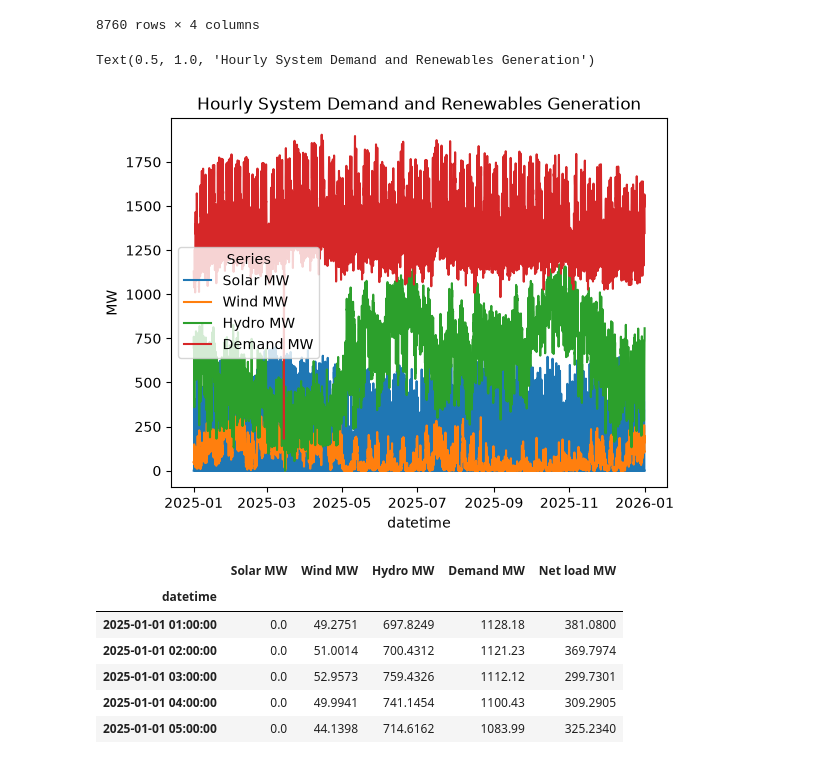
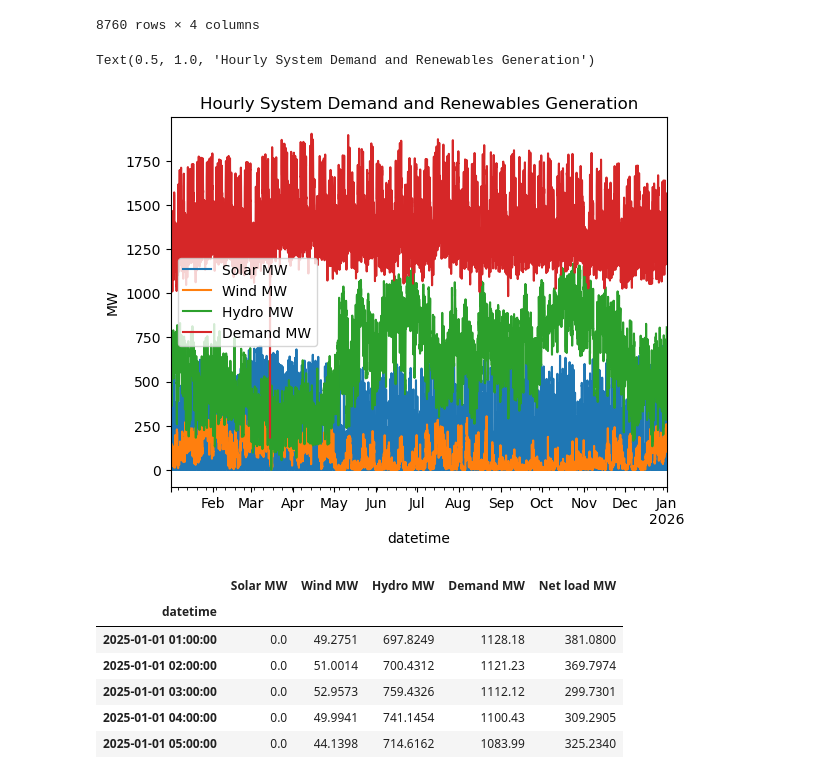
Before and after one commit to jorgeluisti07/RENEWABLE-SHARE-IN-PANAMA, a Jupyter notebook: RENEWABLES SHARE IN PANAMA.ipynb, the cells around one changed output. Drawn from its saved outputs; the diff is of its cells as text; code cells hidden in the pictures.

Commit message:
Revert "Fix generation CSV filename and switch plots to seaborn"
This reverts commit 2ca5966ca5dbf5501f7aeeb29666c9755d361c5e.

```diff
--- a/RENEWABLES SHARE IN PANAMA.ipynb
+++ b/RENEWABLES SHARE IN PANAMA.ipynb
@@ -5,7 +5,7 @@ import matplotlib.pyplot as plt
 import seaborn as sns
 import matplotlib.ticker as mtick
 # %%
-df = pd.read_csv("solar_eolica_hidro_horario_2025.xls", index_col="datetime", parse_dates=["datetime"])
+df = pd.read_csv("solar_eolica_hidro_horario_2025.csv", index_col="datetime", parse_dates=["datetime"])
 df
 # %% [output]
 |  | solar_mw_real | eolica_mw_real | hidro_mw_real |
@@ -88,14 +88,13 @@ df
 | 2026-01-01 00:00:00 | 0.0 | 107.3401 | 807.3754 | 1347.01 |
 8760 rows × 4 columns
 # %%
-plot_df = df.reset_index().melt(id_vars="datetime", var_name="Series", value_name="MW")
-sns.lineplot(data=plot_df, x="datetime", y="MW", hue="Series")
+df.plot()
 
 plt.ylabel("MW")
 plt.title ("Hourly System Demand and Renewables Generation")
 # %% [output]
 Text(0.5, 1.0, 'Hourly System Demand and Renewables Generation')
-[figure, old version]
+[figure, new version]
 # %%
 for k in df.index:
 
```
Also changed, not shown: parts of 3 cells of this notebook.
